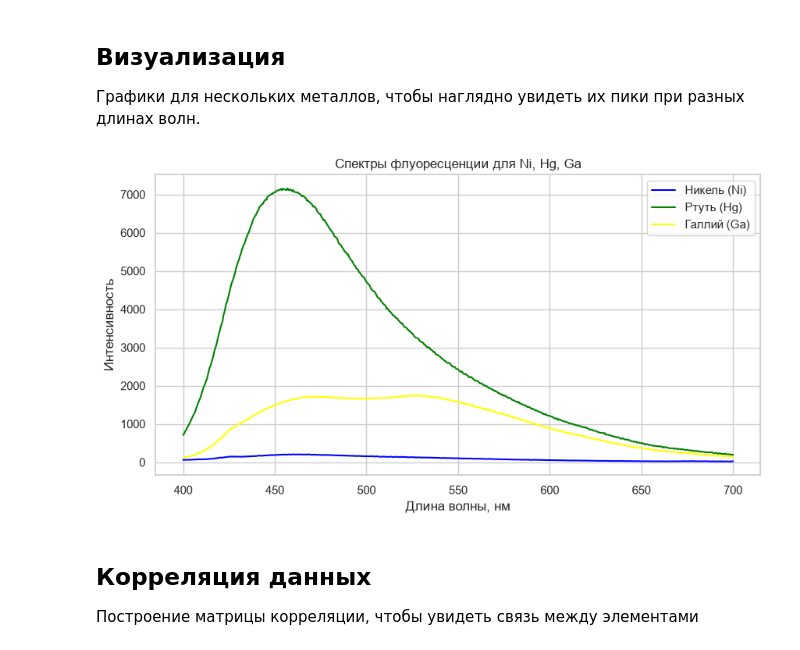
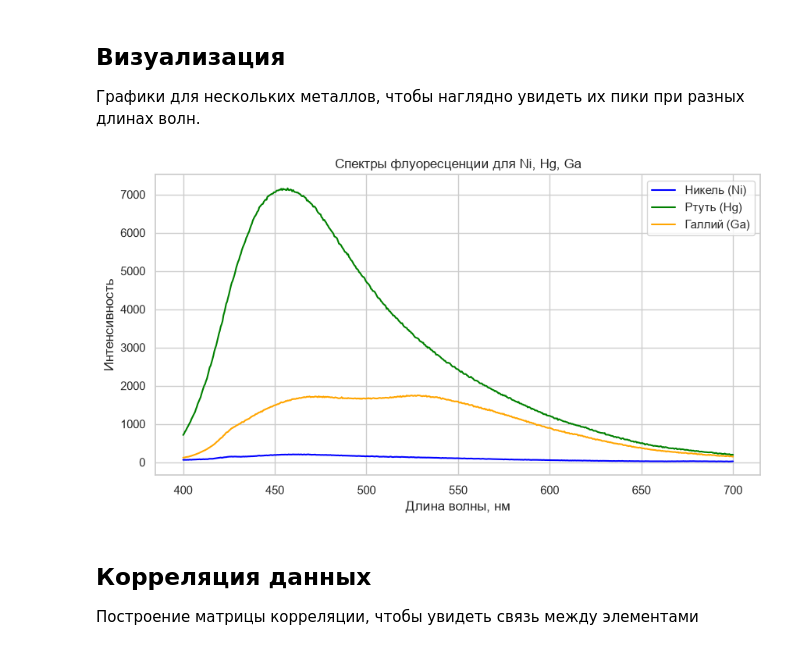
Before and after one commit to MashaMaltsevaCB97/Engineering, a Jupyter notebook: notebooks/EDA.ipynb, the cells around one changed output. Saved outputs shown, nothing was run; the diff lists cells and outputs as text; code cells hidden in the pictures.

```diff
--- a/notebooks/EDA.ipynb
+++ b/notebooks/EDA.ipynb
@@ -12,9 +12,11 @@ sns.set_theme(style="whitegrid")
 plt.rcParams['figure.figsize'] = (10, 5)
 
 
-df = pd.read_csv('../спектры.csv', sep=';', encoding='utf-8-sig')
+import sys
+sys.path.append('..')
+from data_loader import read_spectra
 
-df = df.rename(columns={df.columns[0]: "Длина волны, нм"})
+df = read_spectra('../спектры.csv')
 
 
 print(f"Размер таблицы: {df.shape}")
@@ -71,15 +79,15 @@ df.describe()
 # %%
 plt.plot(df["Длина волны, нм"], df["Ni"], label="Никель (Ni)", color="blue")
 plt.plot(df["Длина волны, нм"], df["Hg"], label="Ртуть (Hg)", color="green")
-plt.plot(df["Длина волны, нм"], df["Ga"], label="Галлий (Ga)", color="yellow")
+plt.plot(df["Длина волны, нм"], df["Ga"], label="Галлий (Ga)", color="orange")
 
 plt.title("Спектры флуоресценции для Ni, Hg, Ga")
 plt.xlabel("Длина волны, нм")
 plt.ylabel("Интенсивность")
 plt.legend()
 plt.show()
 # %% [output]
-[figure, old version]
+[figure, new version]
 # %% [markdown]
 ## Корреляция данных
 Построение матрицы корреляции, чтобы увидеть связь между элементами
```
Also changed, not shown: parts of 2 cells of this notebook, 1 other file.
